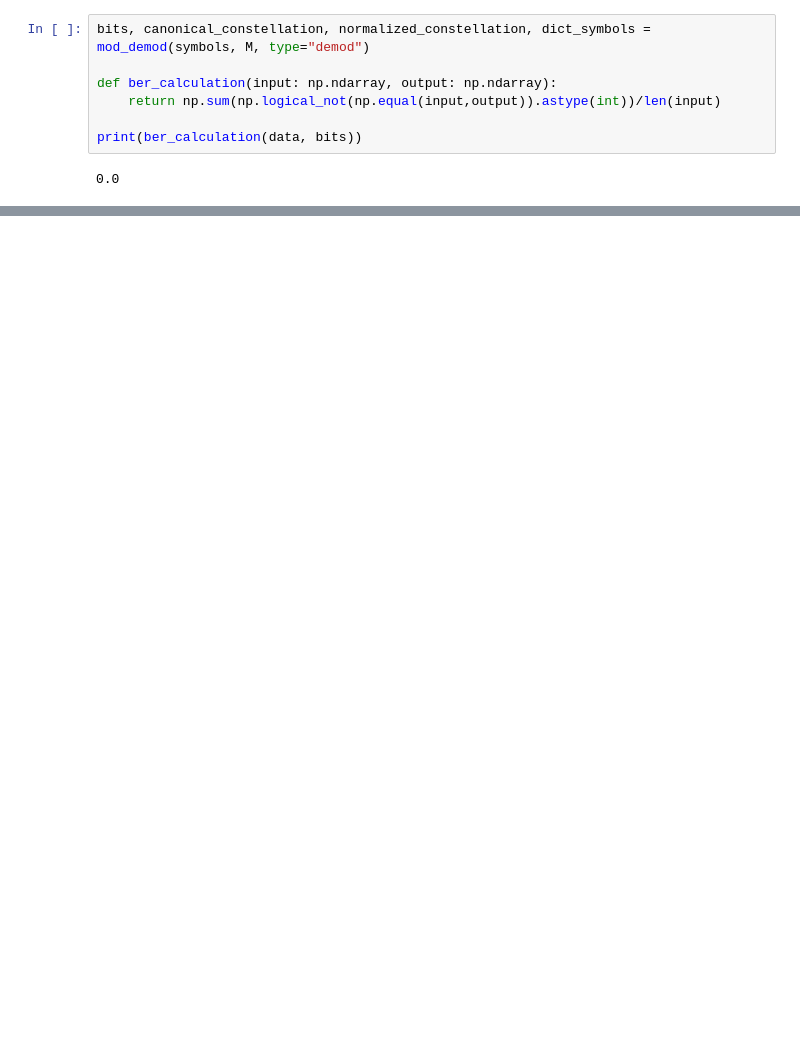
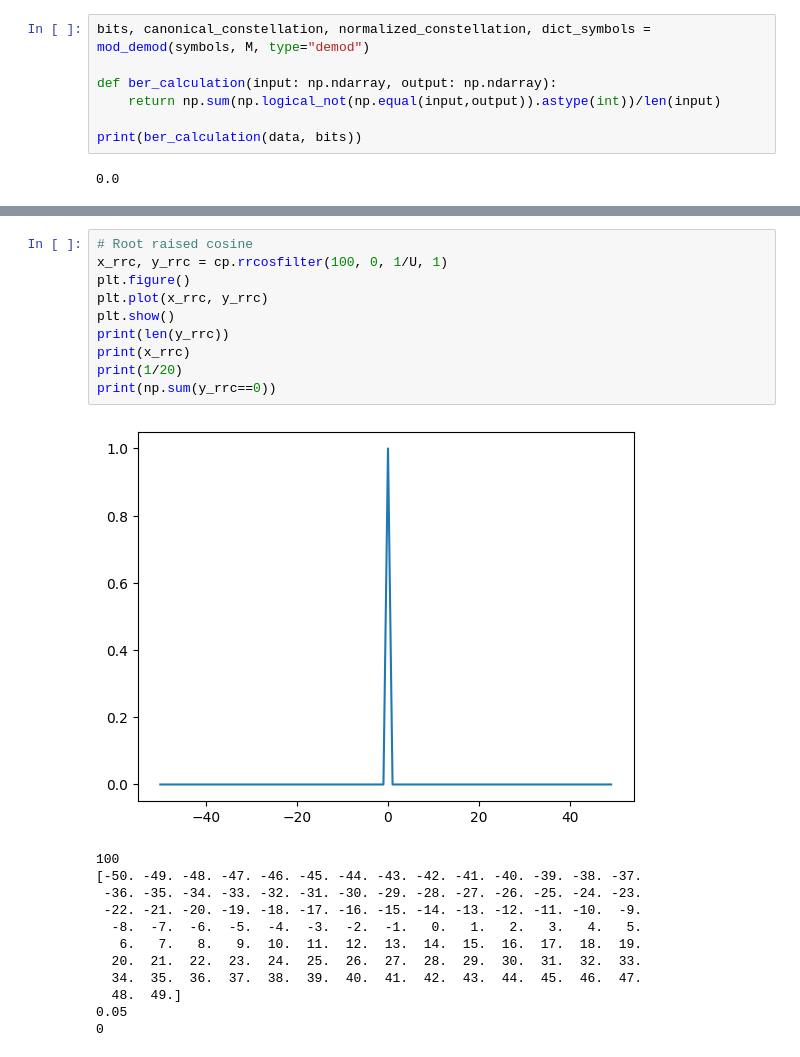
Before and after one commit to cleversonahum/digital_transmission_codes, a Jupyter notebook: codes/pam_transmission.ipynb, the cells around one changed output, grey strips where cells are left out. Cells and saved outputs as stored; diff of their text form; blank space fills up the shorter version.

```diff
--- a/codes/pam_transmission.ipynb
+++ b/codes/pam_transmission.ipynb
@@ -54,0 +73,23 @@ print(ber_calculation(data, bits))
+# %%
+# Root raised cosine
+x_rrc, y_rrc = cp.rrcosfilter(100, 0, 1/U, 1)
+plt.figure()
+plt.plot(x_rrc, y_rrc)
+plt.show()
+print(len(y_rrc))
+print(x_rrc)
+print(1/20)
+print(np.sum(y_rrc==0))
+# %% [output]
+[figure, added]
+100
+[-50. -49. -48. -47. -46. -45. -44. -43. -42. -41. -40. -39. -38. -37.
+ -36. -35. -34. -33. -32. -31. -30. -29. -28. -27. -26. -25. -24. -23.
+ -22. -21. -20. -19. -18. -17. -16. -15. -14. -13. -12. -11. -10.  -9.
+  -8.  -7.  -6.  -5.  -4.  -3.  -2.  -1.   0.   1.   2.   3.   4.   5.
+   6.   7.   8.   9.  10.  11.  12.  13.  14.  15.  16.  17.  18.  19.
+  20.  21.  22.  23.  24.  25.  26.  27.  28.  29.  30.  31.  32.  33.
+  34.  35.  36.  37.  38.  39.  40.  41.  42.  43.  44.  45.  46.  47.
+  48.  49.]
+0.05
+0
```
Also changed, not shown: parts of 9 cells of this notebook, 2 other files.
